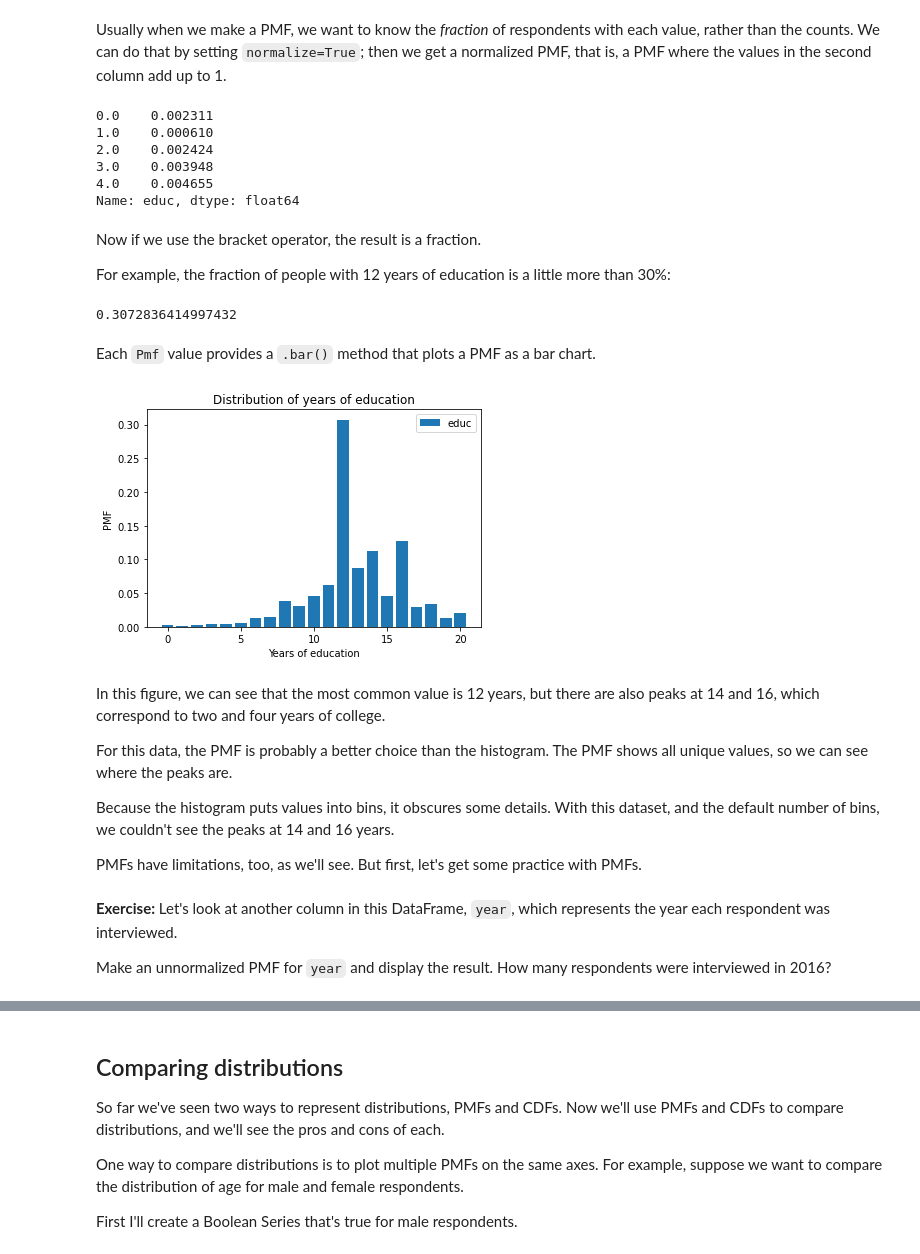
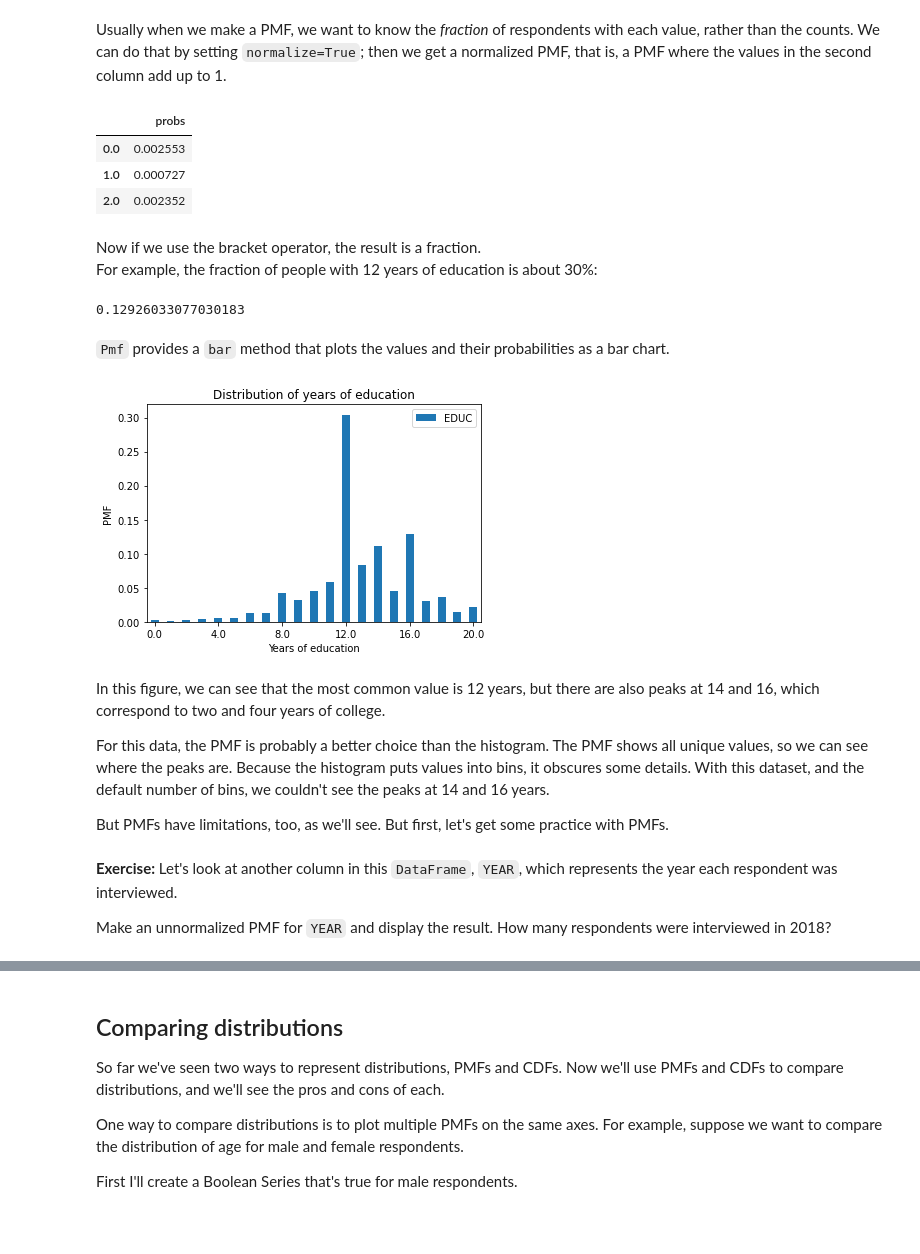
Before and after one commit to AllenDowney/ElementsOfDataScience, a Jupyter notebook: _sources/08_distributions.ipynb, the cells around one changed output, grey strips where cells are left out. Saved outputs shown, nothing was run; the diff lists cells and outputs as text; code cells hidden in the pictures; blank space fills up the shorter version.

```diff
--- a/_sources/08_distributions.ipynb
+++ b/_sources/08_distributions.ipynb
@@ -82,0 +123,4 @@ The GSS dataset contains hundreds of columns; I've selected just a few.  And I h
+# %%
+import gzip
+
+fp = gzip.open(data_file)
@@ -83,4 +129,7 @@ The GSS dataset contains hundreds of columns; I've selected just a few.  And I h
 # %%
 import pandas as pd
 
-gss = pd.read_hdf('gss.hdf5', 'gss')
+gss = pd.read_fwf(fp,
+                  names=stata_dict.names,
+                  colspecs=stata_dict.colspecs)
+gss.shape
@@ -104,3 +182,7 @@ educ = gss['educ']
+# %%
+import numpy as np
+
+educ = gss['EDUC'].replace([98, 99], np.nan)
 # %% [markdown]
 We've already seen one way to visualize a distribution, a histogram.  Here's the histogram of education level.
 # %%
@@ -172,48 +237,44 @@ pmf_educ[16]
 # %% [markdown]
 Usually when we make a PMF, we want to know the *fraction* of respondents with each value, rather than the counts.  We can do that by setting `normalize=True`; then we get a normalized PMF, that is, a PMF where the values in the second column add up to 1.
 # %%
-pmf_educ = Pmf.from_seq(educ, normalize=True)
-
-pmf_educ.head()
+pmf_educ_norm = Pmf.from_seq(educ, normalize=True)
+pmf_educ_norm.head()
 # %% [output]
-0.0    0.002311
-1.0    0.000610
-2.0    0.002424
-3.0    0.003948
-4.0    0.004655
-Name: educ, dtype: float64
+|  | probs |
+| 0.0 | 0.002553 |
+| 1.0 | 0.000727 |
+| 2.0 | 0.002352 |
 # %% [markdown]
 Now if we use the bracket operator, the result is a fraction.
-
-For example, the fraction of people with 12 years of education is a little more than 30%:
+For example, the fraction of people with 12 years of education is about 30%:
-# %%
-pmf_educ[12]
-# %% [output]
-0.3072836414997432
+# %%
+pmf_educ_norm[16]
+# %% [output]
+0.12926033077030183
 # %% [markdown]
-Each `Pmf` value provides a `.bar()` method that plots a PMF as a bar chart.
+`Pmf` provides a `bar` method that plots the values and their probabilities as a bar chart.
 # %%
-pmf_educ.bar(label='educ')
+pmf_educ_norm.bar(label='EDUC')
 
 plt.xlabel('Years of education')
+plt.xticks(range(0, 21, 4))
 plt.ylabel('PMF')
 plt.title('Distribution of years of education')
 plt.legend();
 # %% [output]
-[figure, old version]
+[figure, new version]
 # %% [markdown]
 In this figure, we can see that the most common value is 12 years, but there are also peaks at 14 and 16, which correspond to two and four years of college.
 
 For this data, the PMF is probably a better choice than the histogram.  The PMF shows all unique values, so we can see where the peaks are.
-
 Because the histogram puts values into bins, it obscures some details.  With this dataset, and the default number of bins, we couldn't see the peaks at 14 and 16 years.
 
-PMFs have limitations, too, as we'll see.  But first, let's get some practice with PMFs.
+But PMFs have limitations, too, as we'll see.  But first, let's get some practice with PMFs.
 # %% [markdown]
-**Exercise:** Let's look at another column in this DataFrame, `year`, which represents the year each respondent was interviewed.
+**Exercise:** Let's look at another column in this `DataFrame`, `YEAR`, which represents the year each respondent was interviewed.
 
-Make an unnormalized PMF for `year` and display the result.
-How many respondents were interviewed in 2016?
+Make an unnormalized PMF for `YEAR` and display the result.
+How many respondents were interviewed in 2018?
 # %%
 # Solution
 
```
Also changed, not shown: parts of 133 cells of this notebook, 48 other files.
